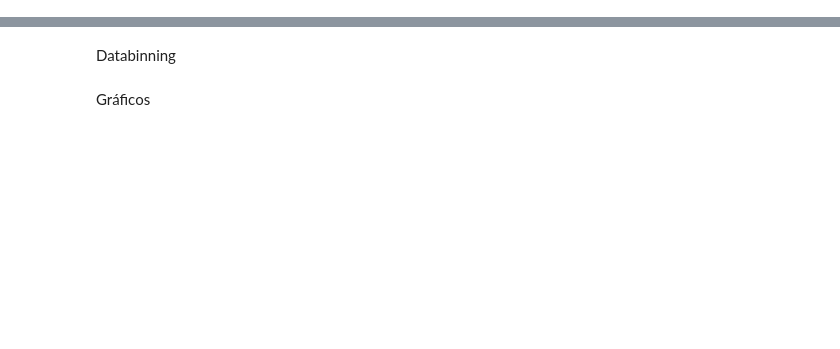
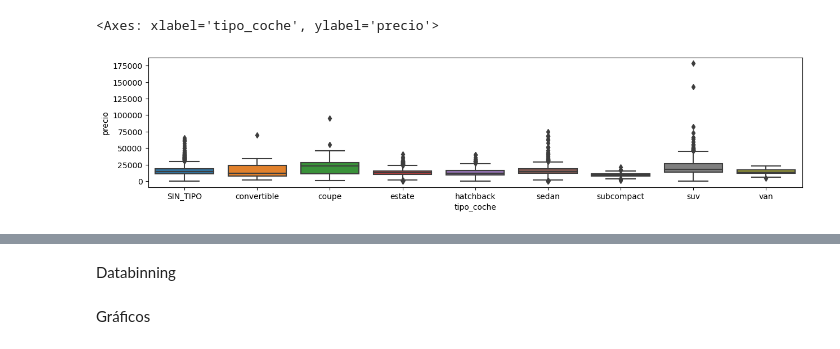
Before and after one commit to lltotti/Limpieza_Datos_BMW, a Jupyter notebook: Analisis.ipynb, the cells around one changed output, grey strips where cells are left out. Drawn from its saved outputs; the diff is of its cells as text; code cells hidden in the pictures; blank space fills up the shorter version.

```diff
--- a/Analisis.ipynb
+++ b/Analisis.ipynb
@@ -103,0 +148,3 @@ df_bmw.shape
+# %%
+#2. Eliminar la variable "asientos_traseros_plegables", por contener 70% de su contenido como nulo:
+df_bmw.drop(columns="asientos_traseros_plegables", inplace=True)
@@ -103,0 +170,14 @@ df_bmw.shape
+# %%
+#3. En princípio, podríamos remplazar los valores nulos de "marca" por "BMW", que es de que se trata el Dataset.
+# Pero, para garantizar la integridad de los datos, podemos remplazar los valores nulos de "marca" pelo valor da "marca" de coches de mismo modelo. Luego:
+
+# universo de modelos de marca != Null
+lista_modelos = df_bmw["modelo"][~df_bmw["marca"].isnull()].sort_values(ascending=True).unique()
+
+# universo de modelos de marca == Null
+lista_modelos_null = df_bmw["modelo"][df_bmw["marca"].isnull()].sort_values(ascending=True).unique()
+
+#Hay "modelos" con "marca=null" que no estan contenidos en "modelos" de "marca=bmw".
+
+print(lista_modelos)
+print("\n", lista_modelos_null)
@@ -103,0 +203,6 @@ df_bmw.shape
+# %%
+#Reemplazo de los valores nulos en "marca":
+x=0
+for i in range(df_bmw.shape[0]):
+    if((df_bmw.iloc[i,0]!="BMW") & (df_bmw.iloc[i,1] in lista_modelos)):
+        df_bmw.iloc[i,0]="BMW"
@@ -103,0 +221,3 @@ df_bmw.shape
+# %%
+#Considerando que hay solo 6 filas con "marca=nulo" después del reemplazo, utilizaremos de la premisa inicial de que todo el dataset se trata de coches con "marca=bmw" al revés de borrarlas:
+df_bmw["marca"]="BMW"
@@ -103,0 +235,20 @@ df_bmw.shape
+# %%
+#4. TIPO_COCHE
+# El perncentaje de nulos (30% , +- 1500 filas) no parece demasiado alto que justifique eliminar la variable, tampoco demasiado bajo para eliminar las filas.
+# Podríamos verificar la posibilidad de recuperar los valores nulos por medio de otras variables del dataset, como "marca" y "modelo".
+# Antes, sin embargo, cabe verificar si la variable es relevante para la composición de los precios (target):
+
+#Copia para investigación
+df_bmw_sintipo = df_bmw.copy()
+
+#Atribución inicial del valor "SIN_TIPO" en lugar de nulos, solo para evaluar su impacto en el conjunto:
+df_bmw_sintipo["tipo_coche"].fillna("SIN_TIPO",inplace=True)
+
+#Análisis TIPO_COCHE vs PRECIO:
+fig, axes = plt.subplots(nrows=1, ncols=1, figsize=(15, 3))
+#sns.violinplot(data=df_bmw[df_bmw["tipo_coche"].isin(["coupe","suv","convertible"])], x="tipo_coche", y="precio")
+#sns.boxplot(data=df_bmw_sintipo[df_bmw_sintipo["precio"]<40000], x="tipo_coche", y="precio")
+sns.boxplot(data=df_bmw_sintipo, x="tipo_coche", y="precio")
+# %% [output]
+<Axes: xlabel='tipo_coche', ylabel='precio'>
+[figure, added]
```
Also changed, not shown: parts of 66 cells of this notebook.
